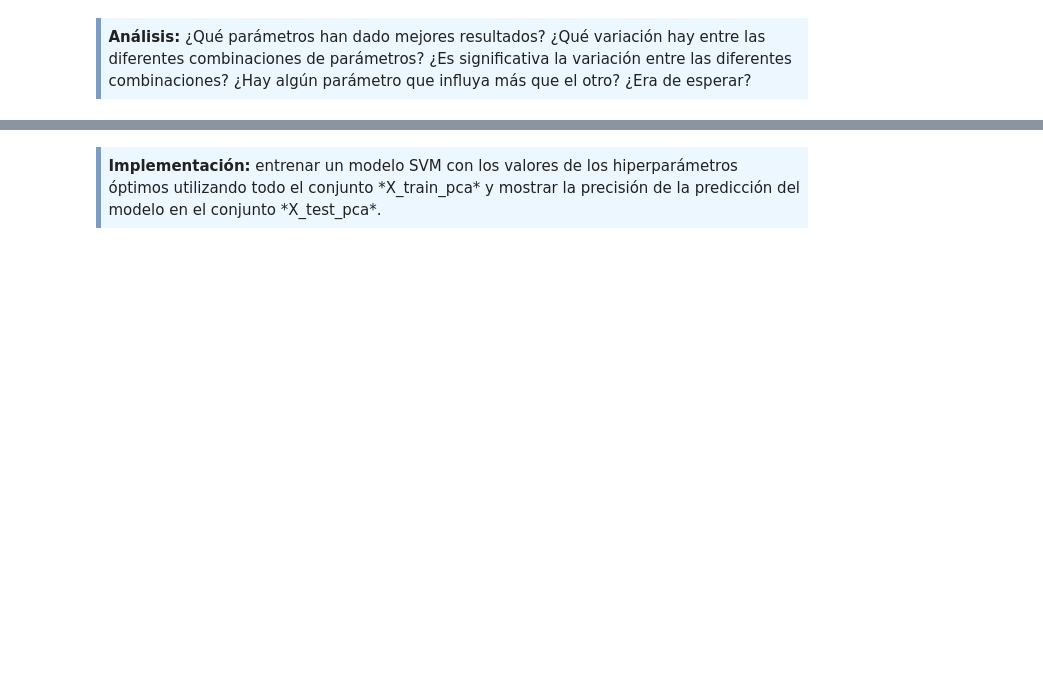
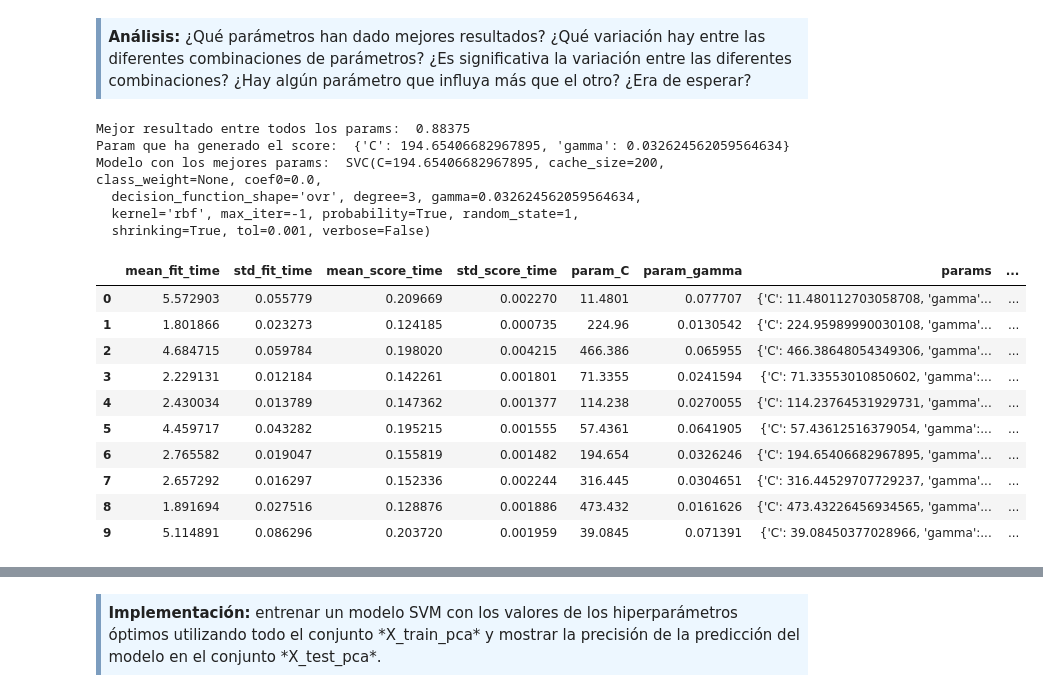
Before and after one commit to fernandoabcampos/advanced-data-mining, a Jupyter notebook: PEC3/20181_M2.855_PEC3-Enunciado.ipynb, the cells around one changed output, grey strips where cells are left out. Saved outputs shown, nothing was run; the diff lists cells and outputs as text; code cells hidden in the pictures; blank space fills up the shorter version.

```diff
--- a/PEC3/20181_M2.855_PEC3-Enunciado.ipynb
+++ b/PEC3/20181_M2.855_PEC3-Enunciado.ipynb
@@ -347,3 +339,28 @@ rand_search.cv_results_
 <div style="background-color: #EDF7FF; border-color: #7C9DBF; border-left: 5px solid #7C9DBF; padding: 0.5em;">
 <strong>Análisis:</strong> ¿Qué parámetros han dado mejores resultados? ¿Qué variación hay entre las diferentes combinaciones de parámetros? ¿Es significativa la variación entre las diferentes combinaciones? ¿Hay algún parámetro que influya más que el otro? ¿Era de esperar?
 </div>
+# %%
+print('Mejor resultado entre todos los params: ', rand_search.best_score_)
+print('Param que ha generado el score: ', rand_search.best_params_)
+print('Modelo con los mejores params: ', rand_search.best_estimator_)
+
+#Para contestar las preguntas sobre variación, voy a poner otra vez una tabla de dataframe de guia
+pd.DataFrame(rand_search.cv_results_)
+# %% [output]
+Mejor resultado entre todos los params:  0.88375
+Param que ha generado el score:  {'C': 194.65406682967895, 'gamma': 0.032624562059564634}
+Modelo con los mejores params:  SVC(C=194.65406682967895, cache_size=200, class_weight=None, coef0=0.0,
+  decision_function_shape='ovr', degree=3, gamma=0.032624562059564634,
+  kernel='rbf', max_iter=-1, probability=True, random_state=1,
+  shrinking=True, tol=0.001, verbose=False)
+|  | mean_fit_time | std_fit_time | mean_score_time | std_score_time | param_C | param_gamma | params | ... |
+| 0 | 5.572903 | 0.055779 | 0.209669 | 0.002270 | 11.4801 | 0.077707 | {'C': 11.480112703058708, 'gamma'... | ... |
+| 1 | 1.801866 | 0.023273 | 0.124185 | 0.000735 | 224.96 | 0.0130542 | {'C': 224.95989990030108, 'gamma'... | ... |
+| 2 | 4.684715 | 0.059784 | 0.198020 | 0.004215 | 466.386 | 0.065955 | {'C': 466.38648054349306, 'gamma'... | ... |
+| 3 | 2.229131 | 0.012184 | 0.142261 | 0.001801 | 71.3355 | 0.0241594 | {'C': 71.33553010850602, 'gamma':... | ... |
+| 4 | 2.430034 | 0.013789 | 0.147362 | 0.001377 | 114.238 | 0.0270055 | {'C': 114.23764531929731, 'gamma'... | ... |
+| 5 | 4.459717 | 0.043282 | 0.195215 | 0.001555 | 57.4361 | 0.0641905 | {'C': 57.43612516379054, 'gamma':... | ... |
+| 6 | 2.765582 | 0.019047 | 0.155819 | 0.001482 | 194.654 | 0.0326246 | {'C': 194.65406682967895, 'gamma'... | ... |
+| 7 | 2.657292 | 0.016297 | 0.152336 | 0.002244 | 316.445 | 0.0304651 | {'C': 316.44529707729237, 'gamma'... | ... |
+| 8 | 1.891694 | 0.027516 | 0.128876 | 0.001886 | 473.432 | 0.0161626 | {'C': 473.43226456934565, 'gamma'... | ... |
+| 9 | 5.114891 | 0.086296 | 0.203720 | 0.001959 | 39.0845 | 0.071391 | {'C': 39.08450377028966, 'gamma':... | ... |
```
Also changed, not shown: parts of 7 cells of this notebook.
